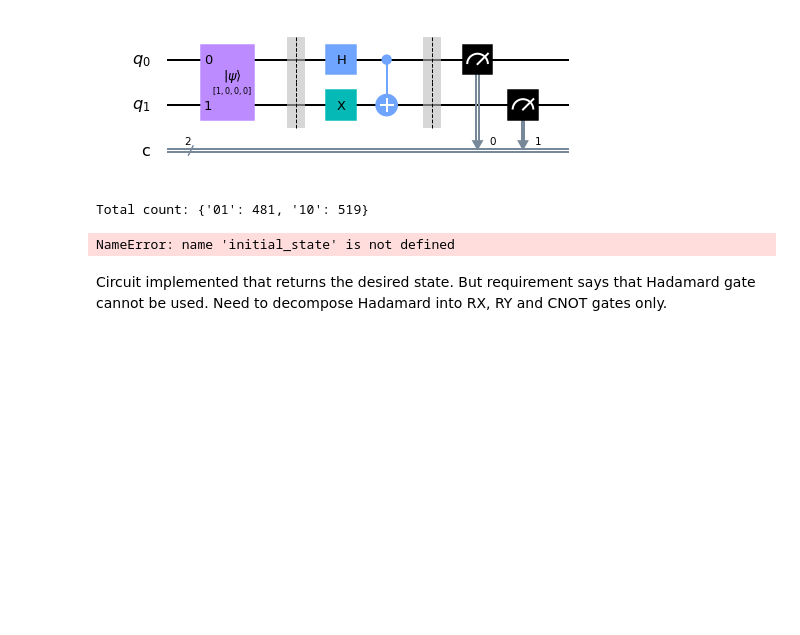
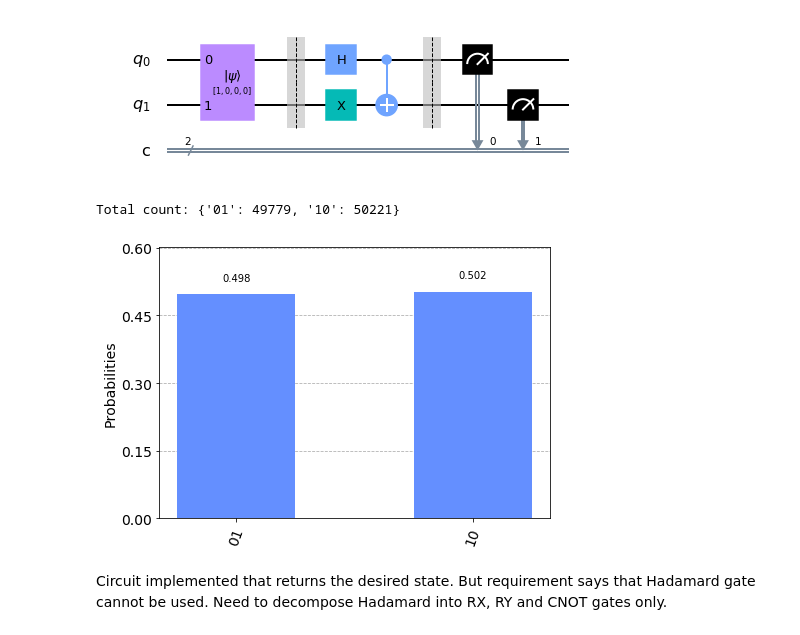
Before and after one commit to PikminGuy/bell-state, a Jupyter notebook: qosf_task2.ipynb, the cells around one changed output. Cells and saved outputs as stored; diff of their text form; code cells hidden in the pictures; blank space fills up the shorter version.

```diff
--- a/qosf_task2.ipynb
+++ b/qosf_task2.ipynb
@@ -81,16 +102,11 @@ circ.draw('mpl')
 # %% [output]
 [figure]
 # %%
-
-num_shots = 1000
+#Run circuit on backend and output results
+num_shots = 100000
 runBackend(circ, num_shots)
 # %% [output]
-Total count: {'01': 481, '10': 519}
+Total count: {'01': 49779, '10': 50221}
+[figure, added]
-# %%
-sv = Statevector(initial_state)
-new_sv = sv.evolve(circuit)
-plot_state_qsphere(new_sv.data)
-# %% [output]
-NameError: name 'initial_state' is not defined
 # %% [markdown]
 Circuit implemented that returns the desired state. But requirement says that Hadamard gate cannot be used. Need to decompose Hadamard into RX, RY and CNOT gates only.
```
Also changed, not shown: parts of 6 cells of this notebook.
